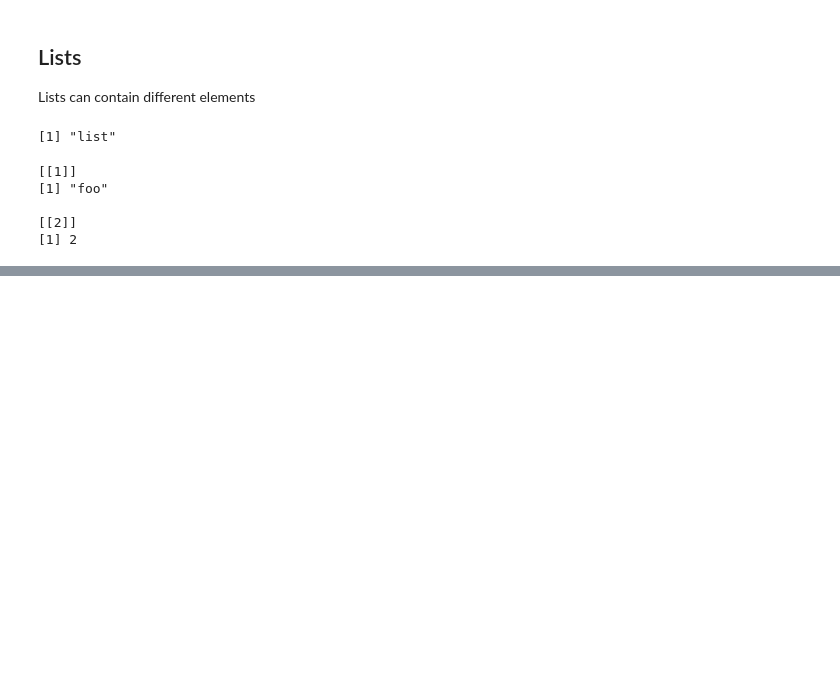
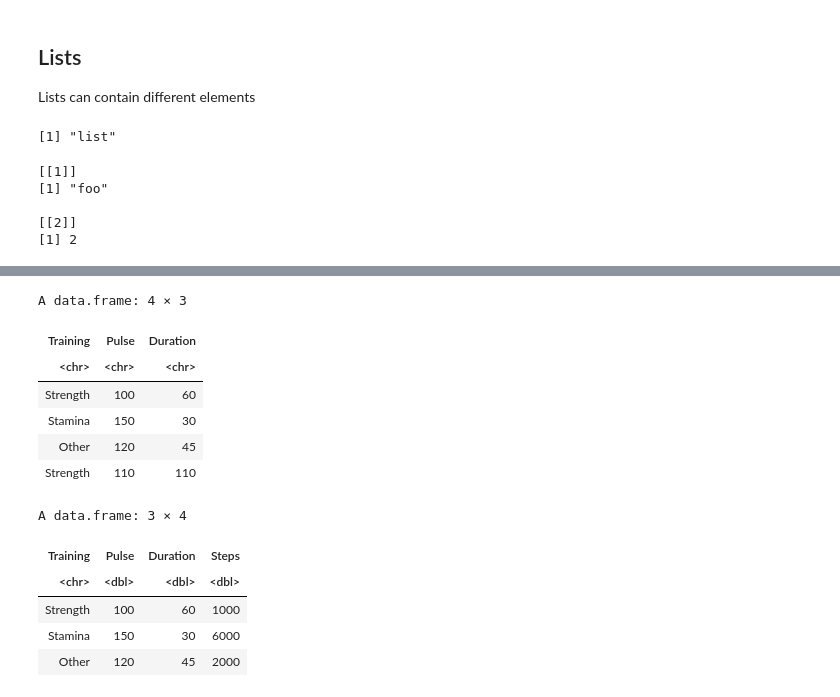
Before and after one commit to discapes/python-notebook, a Jupyter notebook: R_tutorial.ipynb, the cells around one changed output, grey strips where cells are left out. Drawn from its saved outputs; the diff is of its cells as text; code cells hidden in the pictures; blank space fills up the shorter version.

```diff
--- a/R_tutorial.ipynb
+++ b/R_tutorial.ipynb
@@ -422,0 +587,9 @@ class(c(5, "fased"))
+# %%
+Data_Frame <- data.frame (
+  Training = c("Strength", "Stamina", "Other"),
+  Pulse = c(100, 150, 120),
+  Duration = c(60, 30, 45)
+)
+
+Data_Frame
+summary(Data_Frame)
@@ -422,0 +625,19 @@ class(c(5, "fased"))
+# %%
+New_row_DF <- rbind(Data_Frame, c("Strength", 110, 110))
+New_row_DF
+New_col_DF <- cbind(Data_Frame, Steps = c(1000, 6000, 2000))
+New_col_DF
+# %% [output]
+A data.frame: 4 × 3
+| Training | Pulse | Duration |
+| <chr> | <chr> | <chr> |
+| Strength | 100 | 60 |
+| Stamina | 150 | 30 |
+| Other | 120 | 45 |
+| Strength | 110 | 110 |
+A data.frame: 3 × 4
+| Training | Pulse | Duration | Steps |
+| <chr> | <dbl> | <dbl> | <dbl> |
+| Strength | 100 | 60 | 1000 |
+| Stamina | 150 | 30 | 6000 |
+| Other | 120 | 45 | 2000 |
```
Also changed, not shown: parts of 25 cells of this notebook, 5 other files.
